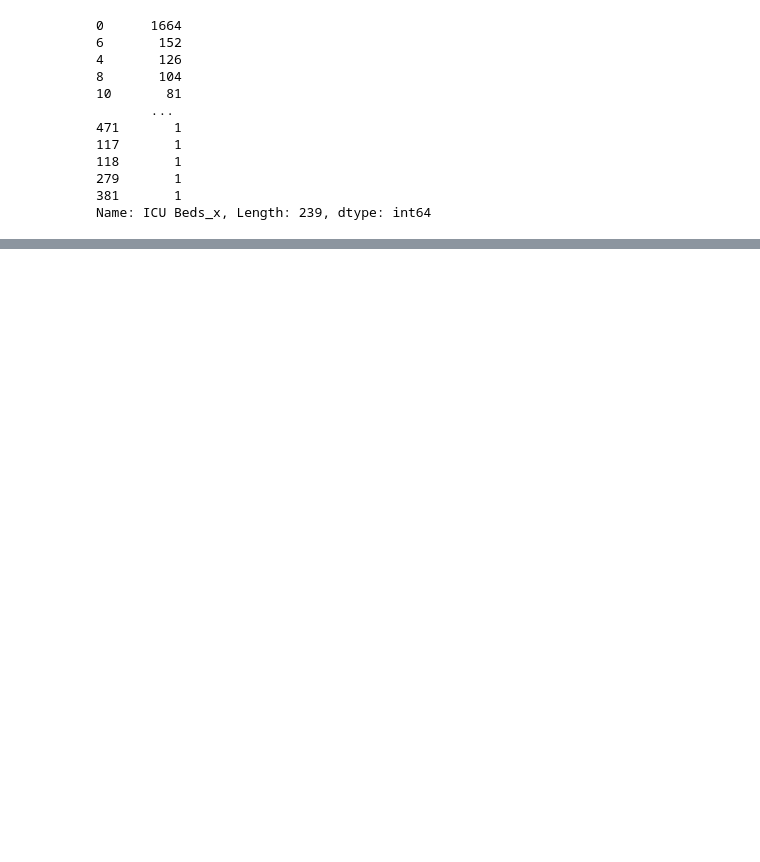
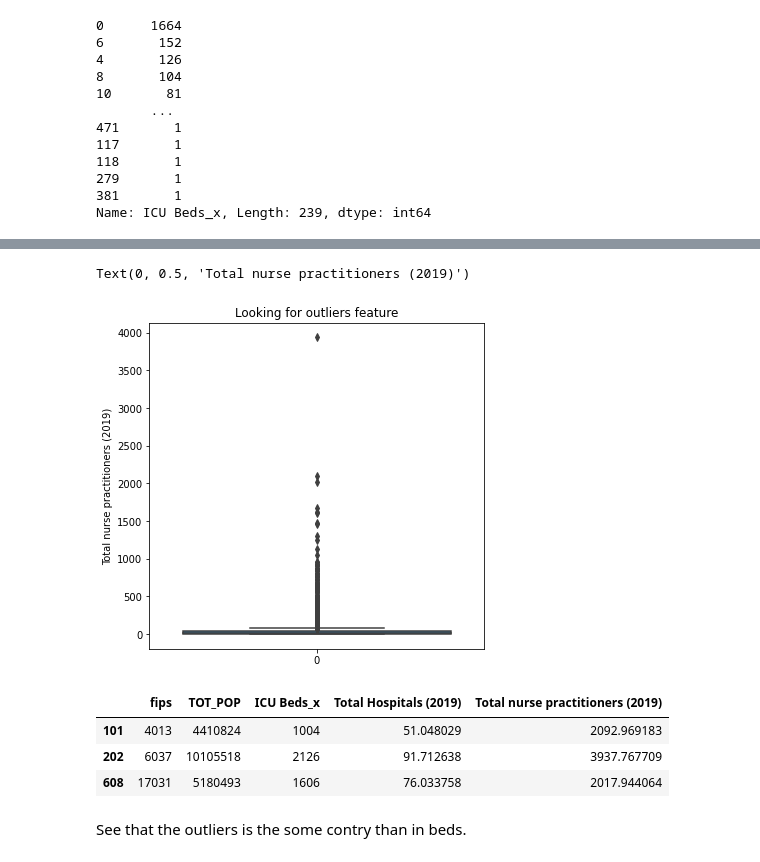
Before and after one commit to sgso-free/Regularized_Linear_Regression_Project_Tutorial, a Jupyter notebook: src/explore.ipynb, the cells around one changed output, grey strips where cells are left out. Cells and saved outputs as stored; diff of their text form; code cells hidden in the pictures; blank space fills up the shorter version.

```diff
--- a/src/explore.ipynb
+++ b/src/explore.ipynb
@@ -89,0 +107,18 @@ sns.heatmap(df.corr(), annot=True,cmap='viridis', vmax=1, vmin=-1, center=0)
+# %%
+#Let's evaluate our 'ICU Beds_x' variable.
+plt.figure(figsize=(6,6))
+sns.boxplot(data=df['Total nurse practitioners (2019)'])
+plt.title('Looking for outliers feature')
+plt.ylabel('Total nurse practitioners (2019)')
+# %% [output]
+Text(0, 0.5, 'Total nurse practitioners (2019)')
+[figure, added]
+# %%
+df[df["Total nurse practitioners (2019)"]>2000][['fips','TOT_POP','ICU Beds_x','Total Hospitals (2019)','Total nurse practitioners (2019)']]
+# %% [output]
+|  | fips | TOT_POP | ICU Beds_x | Total Hospitals (2019) | Total nurse practitioners (2019) |
+| 101 | 4013 | 4410824 | 1004 | 51.048029 | 2092.969183 |
+| 202 | 6037 | 10105518 | 2126 | 91.712638 | 3937.767709 |
+| 608 | 17031 | 5180493 | 1606 | 76.033758 | 2017.944064 |
+# %% [markdown]
+See that the outliers is the some contry than in beds.
```
Also changed, not shown: parts of 39 cells of this notebook, 2 other files.
